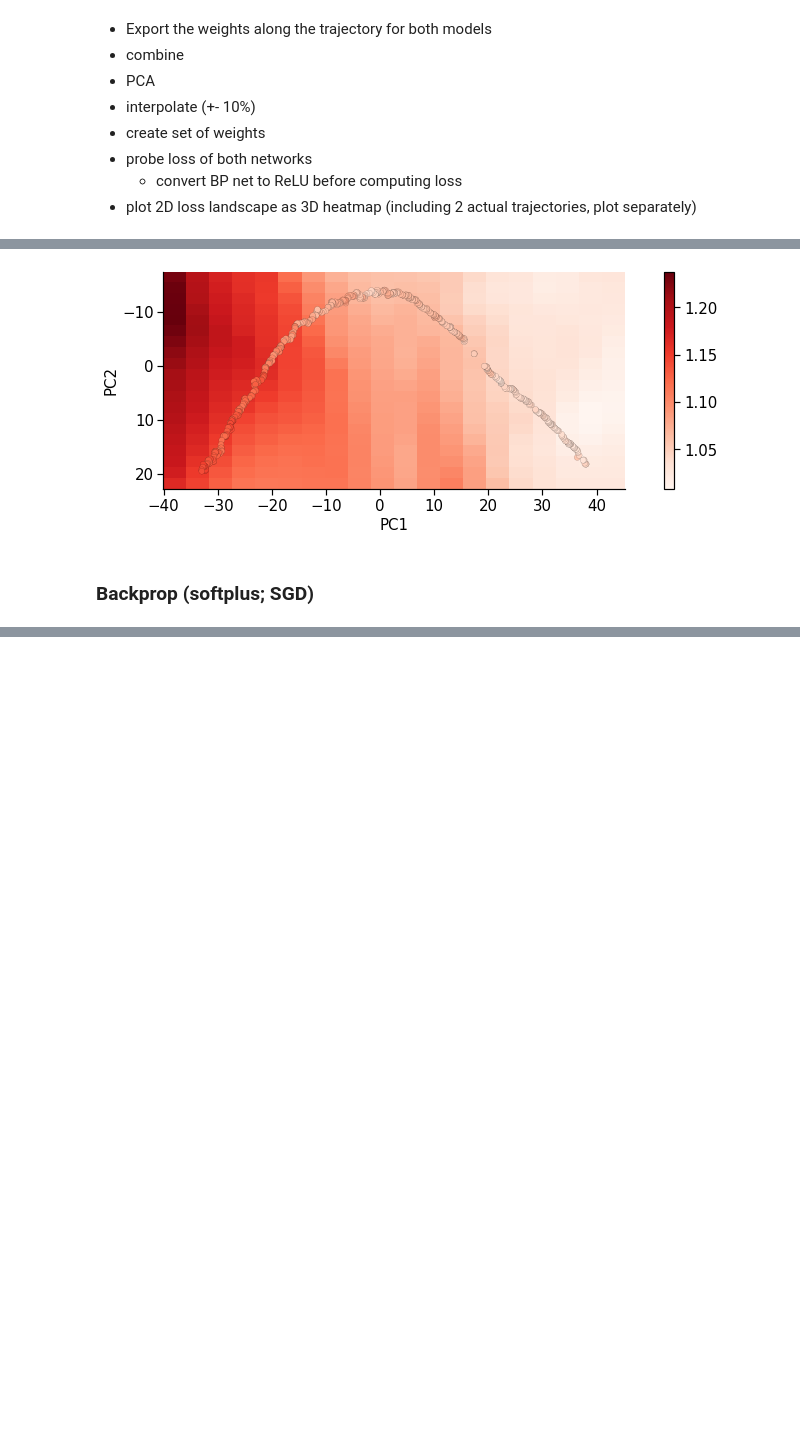
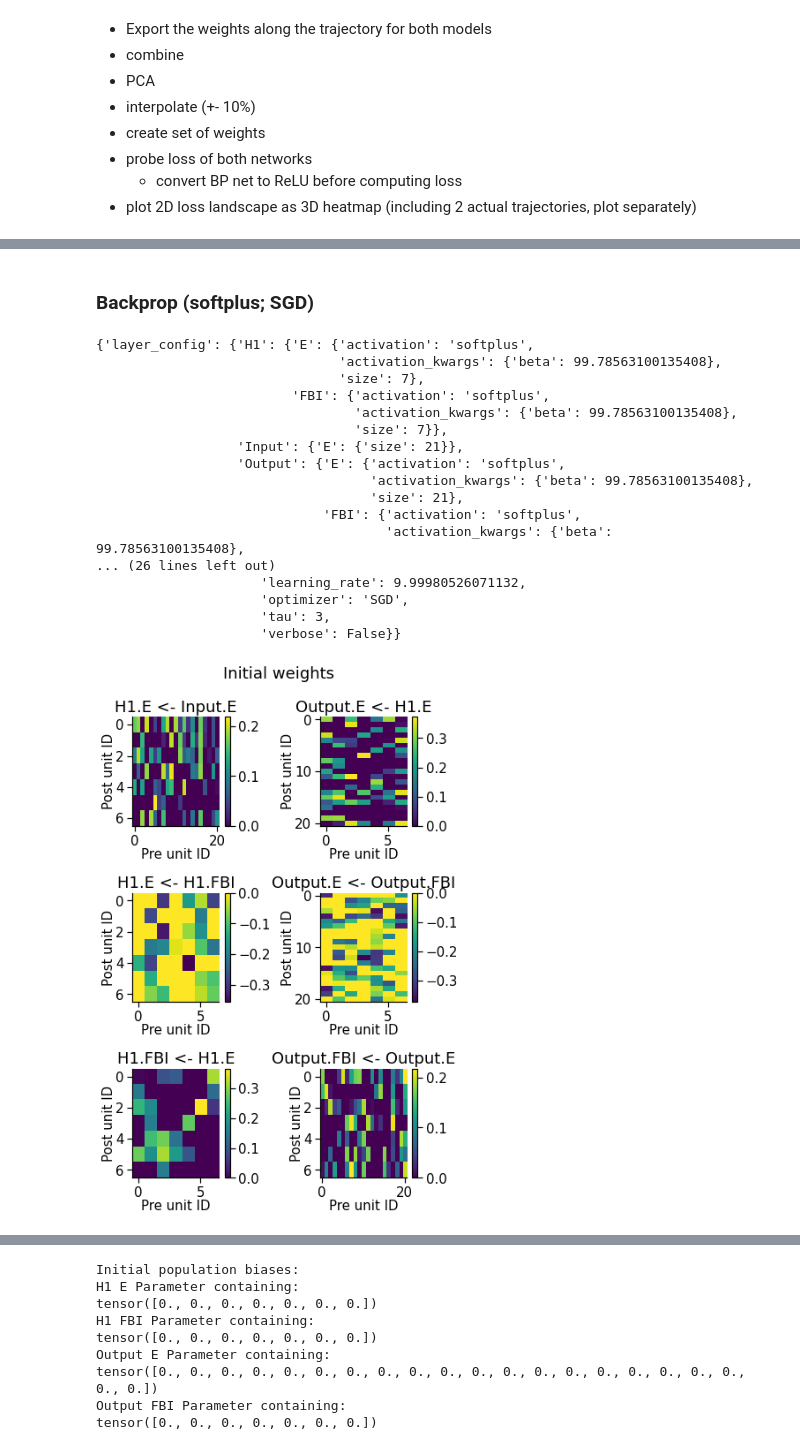
Before and after one commit to Milstein-Lab/EIANN, a Jupyter notebook: EIANN/notebooks/EIANN_1_hidden_landscape.ipynb, the cells around one changed output, grey strips where cells are left out. Drawn from its saved outputs; the diff is of its cells as text; code cells hidden in the pictures; blank space fills up the shorter version.

```diff
--- a/EIANN/notebooks/EIANN_1_hidden_landscape.ipynb
+++ b/EIANN/notebooks/EIANN_1_hidden_landscape.ipynb
@@ -176,25 +118,33 @@ for i,flat_weights in enumerate(flat_weight_history):
-# %%
-vmax = torch.max(torch.cat([loss_history,loss_grid.flatten()]))
-vmin = torch.min(torch.cat([loss_history,loss_grid.flatten()]))
-
-plt.imshow(loss_grid, cmap='Reds', vmax=vmax, vmin=vmin,
-           extent=[np.min(PC1_range),np.max(PC1_range),np.max(PC2_range),np.min(PC2_range)])
-plt.scatter(PC1,PC2, c=loss_history, cmap='Reds', edgecolors='k', linewidths=0.1, vmax=vmax, vmin=vmin)
-plt.colorbar()
-plt.xlabel('PC1')
-plt.ylabel('PC2')
-plt.show()
-# %% [output]
-[figure, removed]
 # %% [markdown]
 ### Backprop (softplus; SGD)
 # %%
-# network_config = read_from_yaml('optimize/data/20220915_EIANN_1_hidden_backprop_softplus_SGD_config.yaml')
-# pprint.pprint(network_config)
+network_config = ut.read_from_yaml('../optimize/data/20220915_EIANN_1_hidden_backprop_softplus_SGD_config.yaml')
+pprint(network_config)
 
-# layer_config = network_config['layer_config']
-# projection_config = network_config['projection_config']
-# training_kwargs = network_config['training_kwargs']
+layer_config = network_config['layer_config']
+projection_config = network_config['projection_config']
+training_kwargs = network_config['training_kwargs']
 
-# network = Network(layer_config, projection_config, seed=seed, **training_kwargs)
-# test_EIANN_config(network, dataset, target, epochs, supervised=False)
+bp_network = Network(layer_config, projection_config, seed=seed, **training_kwargs)
+
+data_generator.manual_seed(data_seed)
+ut.test_EIANN_config(bp_network, dataloader, epochs, supervised=False)
+# %% [output]
+{'layer_config': {'H1': {'E': {'activation': 'softplus',
+                               'activation_kwargs': {'beta': 99.78563100135408},
+                               'size': 7},
+                         'FBI': {'activation': 'softplus',
+                                 'activation_kwargs': {'beta': 99.78563100135408},
+                                 'size': 7}},
+                  'Input': {'E': {'size': 21}},
+                  'Output': {'E': {'activation': 'softplus',
+                                   'activation_kwargs': {'beta': 99.78563100135408},
+                                   'size': 21},
+                             'FBI': {'activation': 'softplus',
+                                     'activation_kwargs': {'beta': 99.78563100135408},
+... (26 lines left out)
+                     'learning_rate': 9.99980526071132,
+                     'optimizer': 'SGD',
+                     'tau': 3,
+                     'verbose': False}}
+[figure, added]
@@ -200,0 +153,9 @@ plt.show()
+Initial population biases:
+H1 E Parameter containing:
+tensor([0., 0., 0., 0., 0., 0., 0.])
+H1 FBI Parameter containing:
+tensor([0., 0., 0., 0., 0., 0., 0.])
+Output E Parameter containing:
+tensor([0., 0., 0., 0., 0., 0., 0., 0., 0., 0., 0., 0., 0., 0., 0., 0., 0., 0., 0., 0., 0.])
+Output FBI Parameter containing:
+tensor([0., 0., 0., 0., 0., 0., 0.])
```
Also changed, not shown: parts of 16 cells of this notebook, 6 other files.
